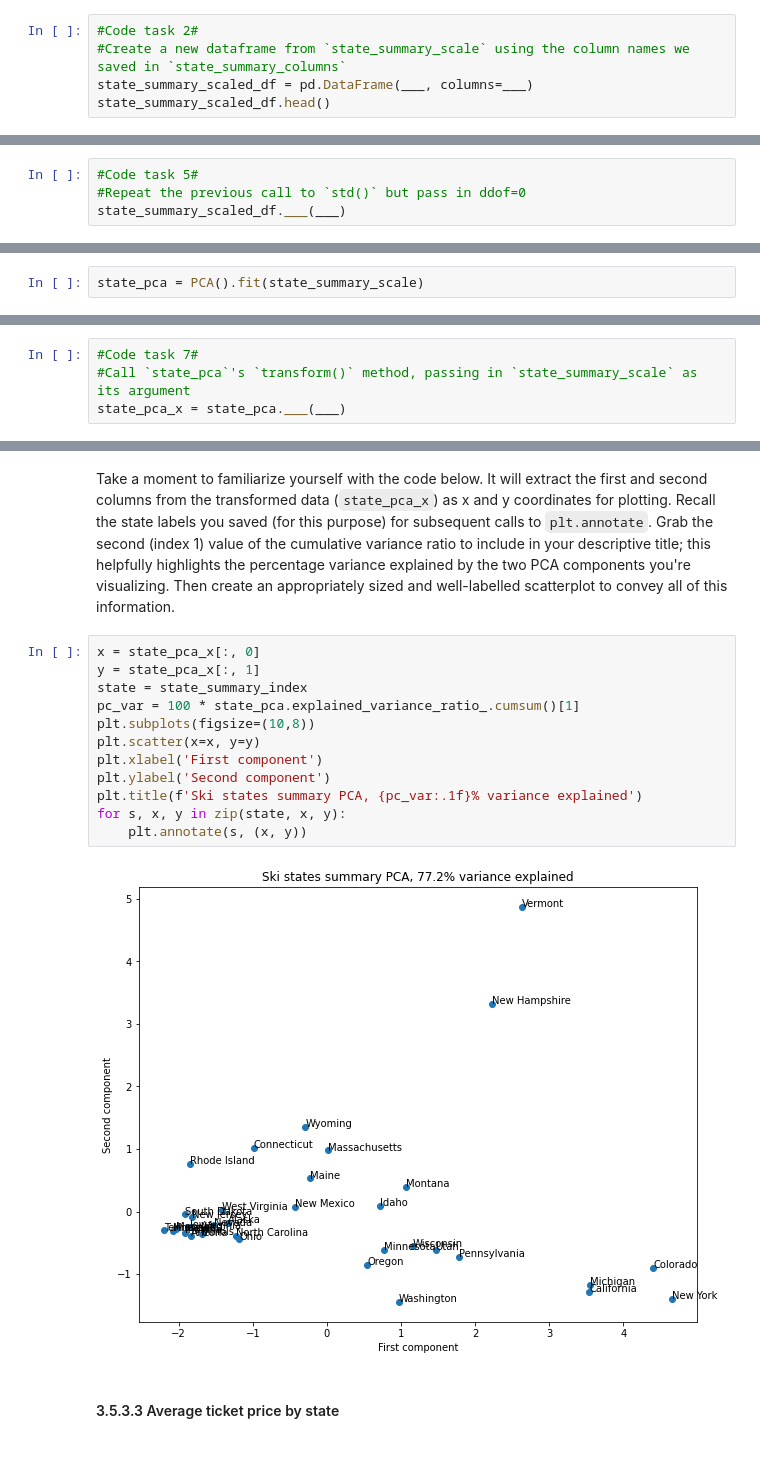
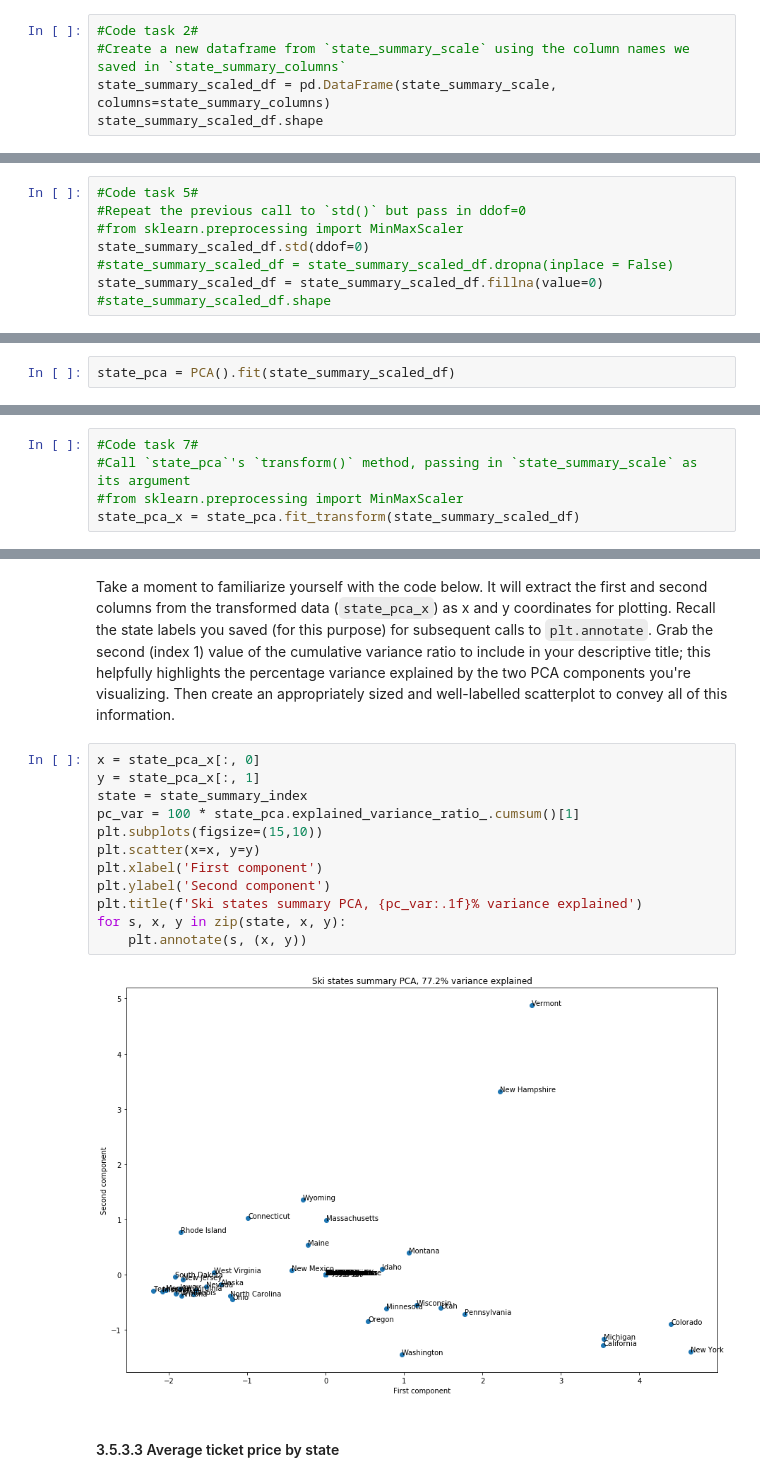
Before and after one commit to springboard-curriculum/DataScienceGuidedCapstone, a Jupyter notebook: Notebooks/03_exploratory_data_analysis.ipynb, the cells around one changed output, grey strips where cells are left out. Drawn from its saved outputs; the diff is of its cells as text; blank space fills up the shorter version.

```diff
--- a/Notebooks/03_exploratory_data_analysis.ipynb
+++ b/Notebooks/03_exploratory_data_analysis.ipynb
@@ -306,5 +347,5 @@ Note, `scale()` returns an ndarray, so you lose the column names. Because you wa
 # %%
 #Code task 2#
 #Create a new dataframe from `state_summary_scale` using the column names we saved in `state_summary_columns`
-state_summary_scaled_df = pd.DataFrame(___, columns=___)
-state_summary_scaled_df.head()
+state_summary_scaled_df = pd.DataFrame(state_summary_scale, columns=state_summary_columns)
+state_summary_scaled_df.shape
@@ -333,7 +383,11 @@ The keen observer, who already has some familiarity with statistical inference a
 # %%
 #Code task 5#
 #Repeat the previous call to `std()` but pass in ddof=0
-state_summary_scaled_df.___(___)
+#from sklearn.preprocessing import MinMaxScaler
+state_summary_scaled_df.std(ddof=0)
+#state_summary_scaled_df = state_summary_scaled_df.dropna(inplace = False)
+state_summary_scaled_df = state_summary_scaled_df.fillna(value=0)
+#state_summary_scaled_df.shape
 # %% [markdown]
 There! Now it agrees with `scale()` and our expectation. This just goes to show different routines to do ostensibly the same thing can have different behaviours. Good practice is to keep validating your work and checking the documentation!
 # %% [markdown]
@@ -341,7 +395,7 @@ There! Now it agrees with `scale()` and our expectation. This just goes to show
 # %% [markdown]
 Fit the PCA transformation using the scaled data.
 # %%
-state_pca = PCA().fit(state_summary_scale)
+state_pca = PCA().fit(state_summary_scaled_df)
 # %% [markdown]
 Plot the cumulative variance ratio with number of components.
 # %%
@@ -365,7 +421,8 @@ Apply the transformation to the data to obtain the derived features.
 # %%
 #Code task 7#
 #Call `state_pca`'s `transform()` method, passing in `state_summary_scale` as its argument
-state_pca_x = state_pca.___(___)
+#from sklearn.preprocessing import MinMaxScaler
+state_pca_x = state_pca.fit_transform(state_summary_scaled_df)
 # %%
 state_pca_x.shape
 # %% [output]
@@ -379,17 +436,17 @@ to convey all of this information.
 # %%
 x = state_pca_x[:, 0]
 y = state_pca_x[:, 1]
 state = state_summary_index
 pc_var = 100 * state_pca.explained_variance_ratio_.cumsum()[1]
-plt.subplots(figsize=(10,8))
+plt.subplots(figsize=(15,10))
 plt.scatter(x=x, y=y)
 plt.xlabel('First component')
 plt.ylabel('Second component')
 plt.title(f'Ski states summary PCA, {pc_var:.1f}% variance explained')
 for s, x, y in zip(state, x, y):
     plt.annotate(s, (x, y))
 # %% [output]
-[figure, old version]
+[figure, new version]
 # %% [markdown]
 #### 3.5.3.3 Average ticket price by state<a id='3.5.3.3_Average_ticket_price_by_state'></a>
 # %% [markdown]
```
Also changed, not shown: parts of 36 cells of this notebook, 3 other files.
